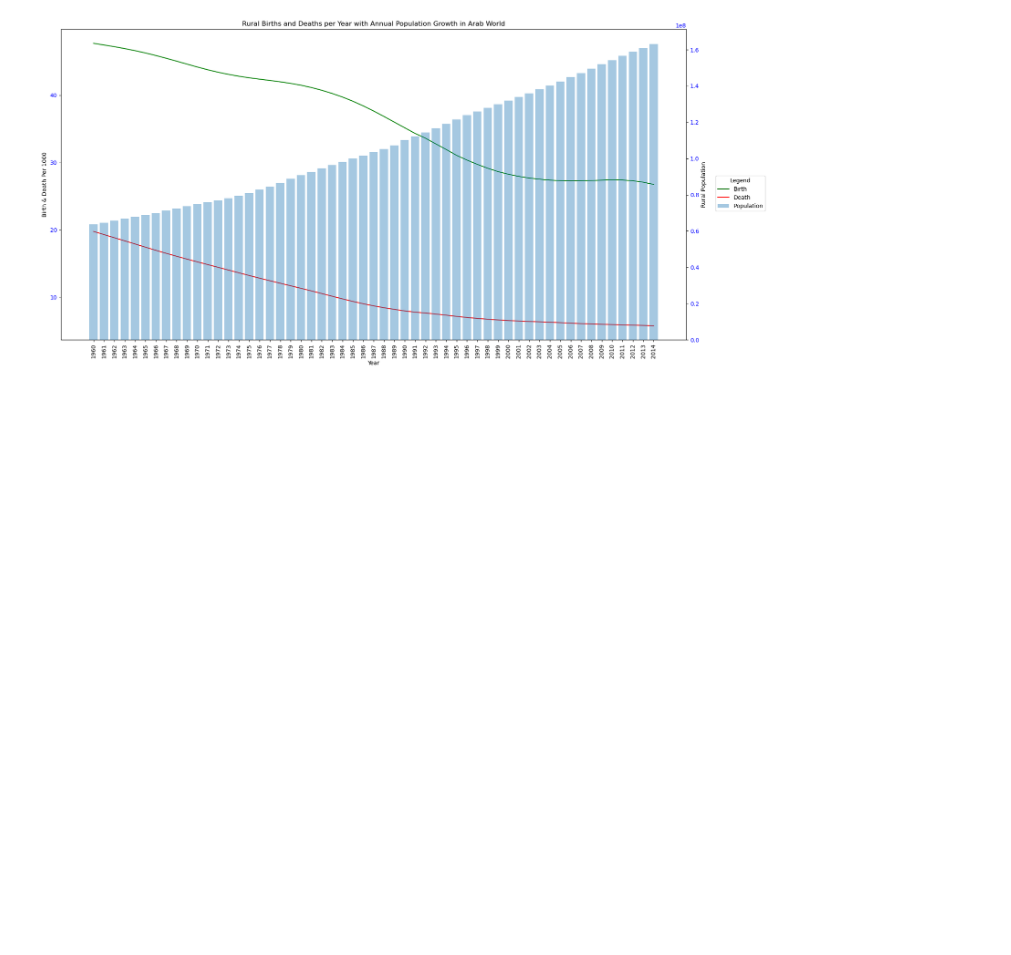
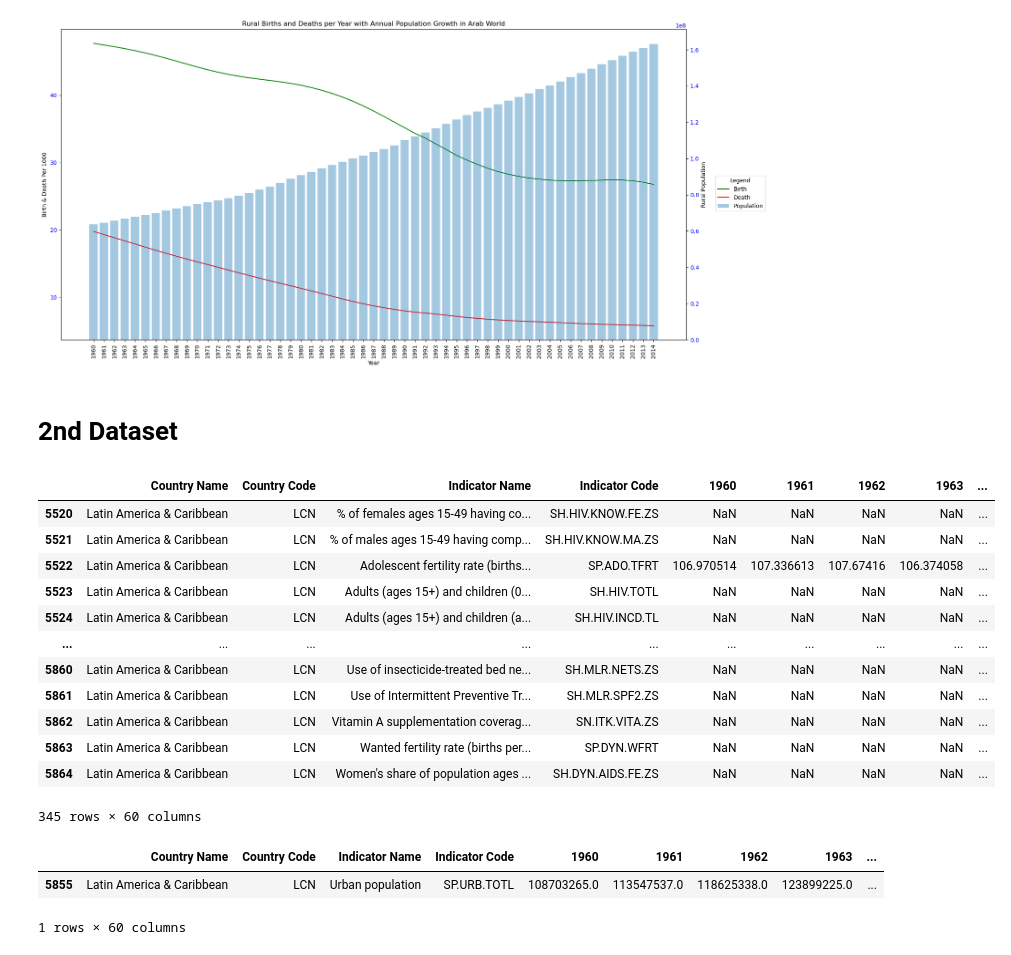
Before and after one commit to Jeremy-Amell/Pandas-EDA---Case-Study, a Jupyter notebook: health_nutrition_pop_stats.ipynb, the cells around one changed output. Saved outputs shown, nothing was run; the diff lists cells and outputs as text; code cells hidden in the pictures; blank space fills up the shorter version.

```diff
--- a/health_nutrition_pop_stats.ipynb
+++ b/health_nutrition_pop_stats.ipynb
@@ -254,0 +261,2 @@ plt.show()
+# %% [markdown]
+# 2nd Dataset
@@ -254,0 +266,16 @@ plt.show()
+# %%
+caribbean_df
+# %% [output]
+|  | Country Name | Country Code | Indicator Name | Indicator Code | 1960 | 1961 | 1962 | 1963 | ... |
+| 5520 | Latin America & Caribbean | LCN | % of females ages 15-49 having co... | SH.HIV.KNOW.FE.ZS | NaN | NaN | NaN | NaN | ... |
+| 5521 | Latin America & Caribbean | LCN | % of males ages 15-49 having comp... | SH.HIV.KNOW.MA.ZS | NaN | NaN | NaN | NaN | ... |
+| 5522 | Latin America & Caribbean | LCN | Adolescent fertility rate (births... | SP.ADO.TFRT | 106.970514 | 107.336613 | 107.67416 | 106.374058 | ... |
+| 5523 | Latin America & Caribbean | LCN | Adults (ages 15+) and children (0... | SH.HIV.TOTL | NaN | NaN | NaN | NaN | ... |
+| 5524 | Latin America & Caribbean | LCN | Adults (ages 15+) and children (a... | SH.HIV.INCD.TL | NaN | NaN | NaN | NaN | ... |
+| ... | ... | ... | ... | ... | ... | ... | ... | ... | ... |
+| 5860 | Latin America & Caribbean | LCN | Use of insecticide-treated bed ne... | SH.MLR.NETS.ZS | NaN | NaN | NaN | NaN | ... |
+| 5861 | Latin America & Caribbean | LCN | Use of Intermittent Preventive Tr... | SH.MLR.SPF2.ZS | NaN | NaN | NaN | NaN | ... |
+| 5862 | Latin America & Caribbean | LCN | Vitamin A supplementation coverag... | SN.ITK.VITA.ZS | NaN | NaN | NaN | NaN | ... |
+| 5863 | Latin America & Caribbean | LCN | Wanted fertility rate (births per... | SP.DYN.WFRT | NaN | NaN | NaN | NaN | ... |
+| 5864 | Latin America & Caribbean | LCN | Women's share of population ages ... | SH.DYN.AIDS.FE.ZS | NaN | NaN | NaN | NaN | ... |
+345 rows × 60 columns
@@ -254,0 +291,6 @@ plt.show()
+# %%
+lcn_urban_df
+# %% [output]
+|  | Country Name | Country Code | Indicator Name | Indicator Code | 1960 | 1961 | 1962 | 1963 | ... |
+| 5855 | Latin America & Caribbean | LCN | Urban population | SP.URB.TOTL | 108703265.0 | 113547537.0 | 118625338.0 | 123899225.0 | ... |
+1 rows × 60 columns
```
Also changed, not shown: parts of 9 cells of this notebook.
